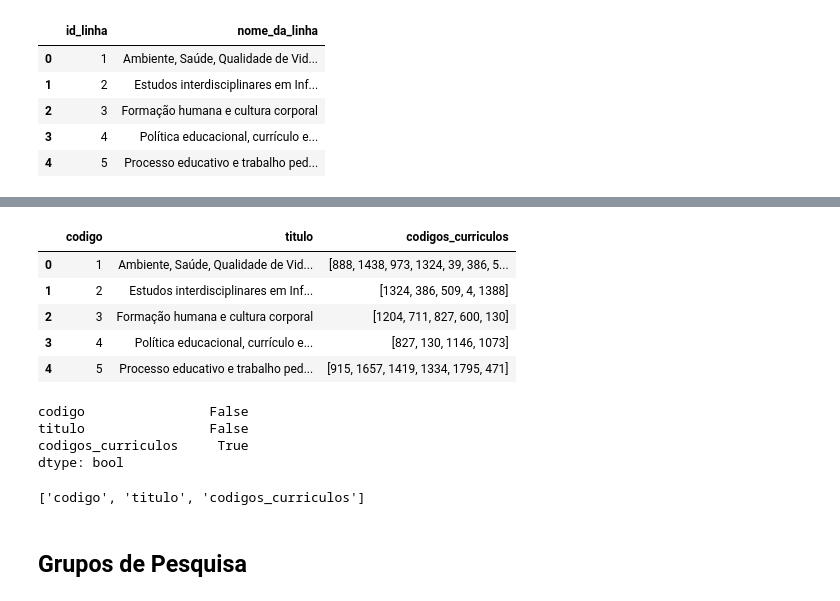
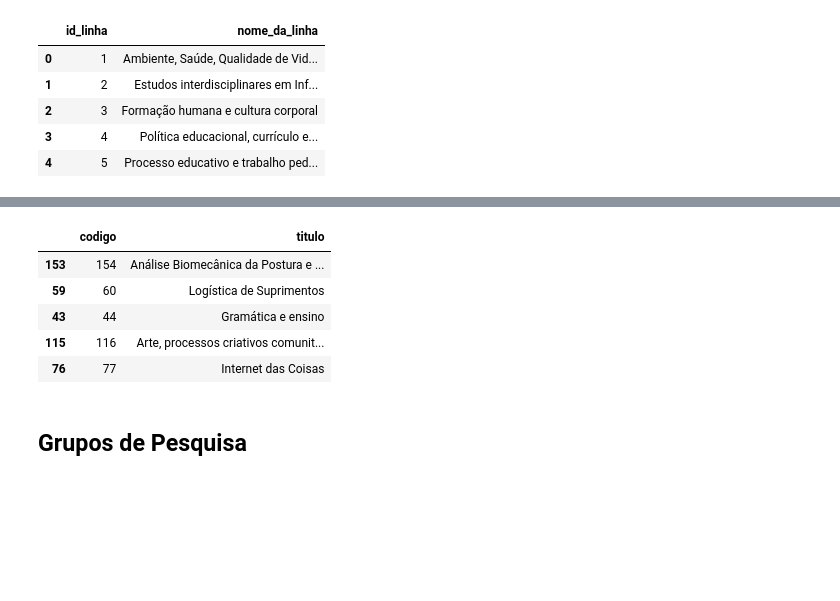
Before and after one commit to marcelsby/tcc-ifg-kg, a Jupyter notebook: notebooks/ifg_produz/Preprocessing Grupos de Pesquisa.ipynb, the cells around one changed output, grey strips where cells are left out. Saved outputs shown, nothing was run; the diff lists cells and outputs as text; code cells hidden in the pictures; blank space fills up the shorter version.

```diff
--- a/notebooks/ifg_produz/Preprocessing Grupos de Pesquisa.ipynb
+++ b/notebooks/ifg_produz/Preprocessing Grupos de Pesquisa.ipynb
@@ -85,26 +74,12 @@ def set_curriculos_in_linha_de_pesquisa(row, map):
-# %%
-linhas_de_pesquisa['codigos_curriculos'] = linhas_de_pesquisa.apply(set_curriculos_in_linha_de_pesquisa, axis=1,
-                                                                    args=(linha_de_pesquisa_to_curriculos_map,))
-# %%
-linhas_de_pesquisa.head()
-# %% [output]
-|  | codigo | titulo | codigos_curriculos |
-| 0 | 1 | Ambiente, Saúde, Qualidade de Vid... | [888, 1438, 973, 1324, 39, 386, 5... |
-| 1 | 2 | Estudos interdisciplinares em Inf... | [1324, 386, 509, 4, 1388] |
-| 2 | 3 | Formação humana e cultura corporal | [1204, 711, 827, 600, 130] |
-| 3 | 4 | Política educacional, currículo e... | [827, 130, 1146, 1073] |
-| 4 | 5 | Processo educativo e trabalho ped... | [915, 1657, 1419, 1334, 1795, 471] |
-# %%
-linhas_de_pesquisa.isna().any()
-# %% [output]
-codigo                False
-titulo                False
-codigos_curriculos     True
-dtype: bool
-# %%
-list(linhas_de_pesquisa.columns)
-# %% [output]
-['codigo', 'titulo', 'codigos_curriculos']
+# %%
+linhas_de_pesquisa.sample(n=5)
+# %% [output]
+|  | codigo | titulo |
+| 153 | 154 | Análise Biomecânica da Postura e ... |
+| 59 | 60 | Logística de Suprimentos |
+| 43 | 44 | Gramática e ensino |
+| 115 | 116 | Arte, processos criativos comunit... |
+| 76 | 77 | Internet das Coisas |
 # %% [markdown]
 ## Grupos de Pesquisa
 # %%
```
Also changed, not shown: parts of 26 cells of this notebook, 2 other files.
